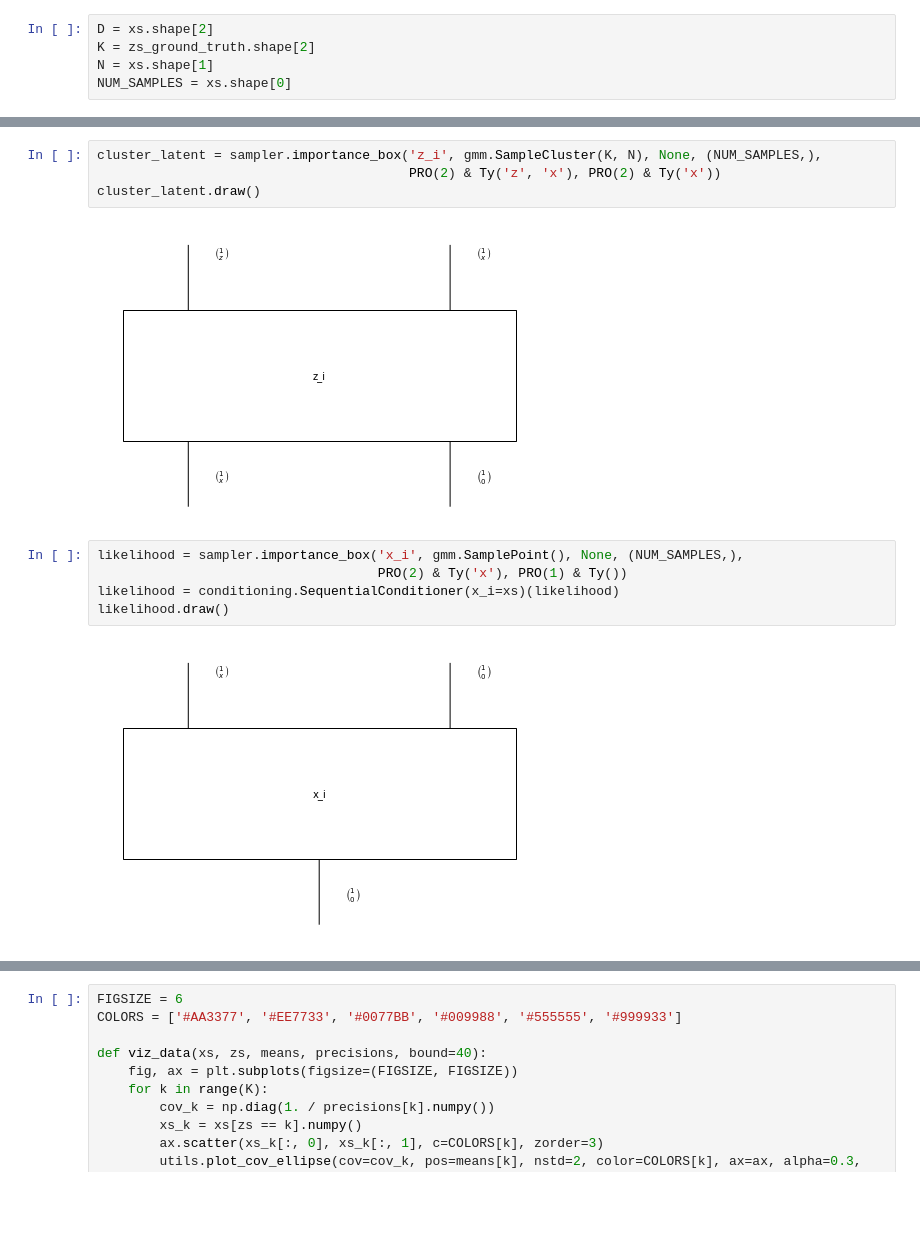
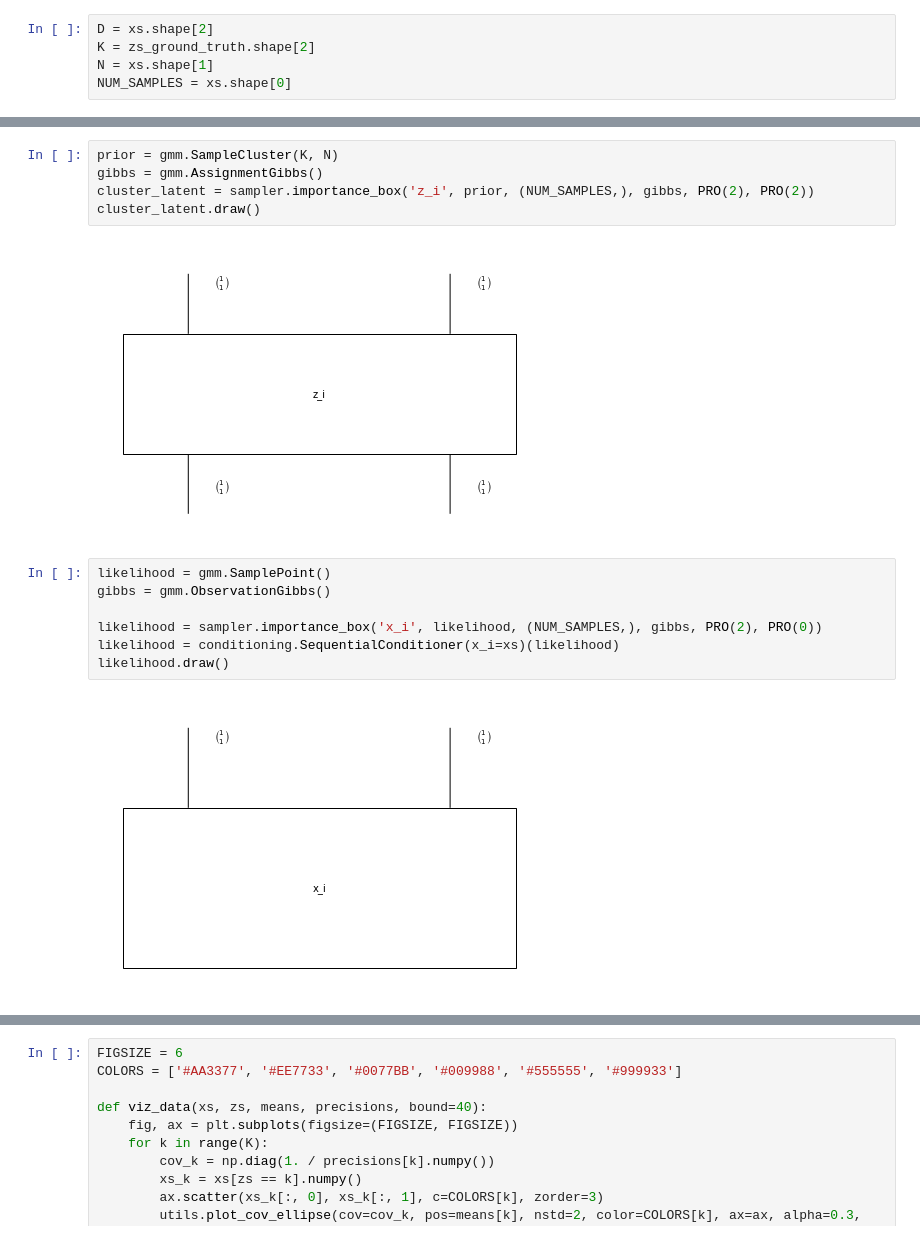
Before and after one commit to esennesh/combinators, a Jupyter notebook: examples/gmm/gmm.ipynb, the cells around one changed output, grey strips where cells are left out. Saved outputs shown, nothing was run; the diff lists cells and outputs as text; blank space fills up the shorter version.

```diff
--- a/examples/gmm/gmm.ipynb
+++ b/examples/gmm/gmm.ipynb
@@ -32,16 +33,19 @@ clusters_prior.draw()
 # %%
-cluster_latent = sampler.importance_box('z_i', gmm.SampleCluster(K, N), None, (NUM_SAMPLES,),
-                                        PRO(2) & Ty('z', 'x'), PRO(2) & Ty('x'))
+prior = gmm.SampleCluster(K, N)
+gibbs = gmm.AssignmentGibbs()
+cluster_latent = sampler.importance_box('z_i', prior, (NUM_SAMPLES,), gibbs, PRO(2), PRO(2))
 cluster_latent.draw()
 # %% [output]
-[figure, old version]
+[figure, new version]
 # %%
-likelihood = sampler.importance_box('x_i', gmm.SamplePoint(), None, (NUM_SAMPLES,),
-                                    PRO(2) & Ty('x'), PRO(1) & Ty())
+likelihood = gmm.SamplePoint()
+gibbs = gmm.ObservationGibbs()
+
+likelihood = sampler.importance_box('x_i', likelihood, (NUM_SAMPLES,), gibbs, PRO(2), PRO(0))
 likelihood = conditioning.SequentialConditioner(x_i=xs)(likelihood)
 likelihood.draw()
 # %% [output]
-[figure, old version]
+[figure, new version]
 # %%
 model = clusters_prior >> cluster_latent >> likelihood
 model.draw()
```
Also changed, not shown: parts of 12 cells of this notebook.
